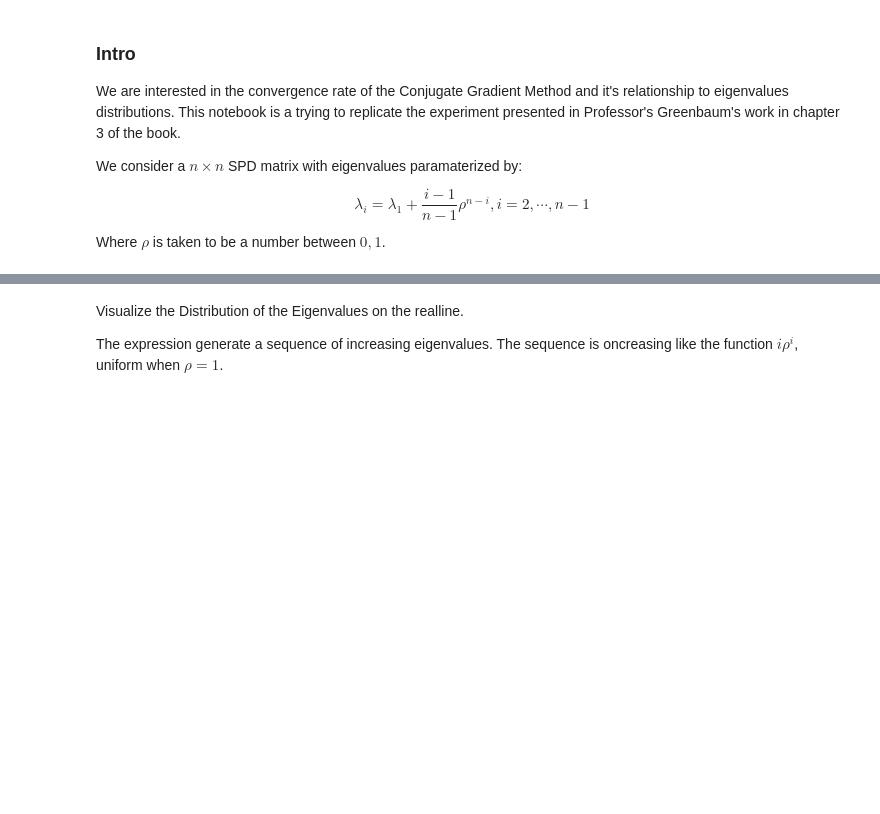
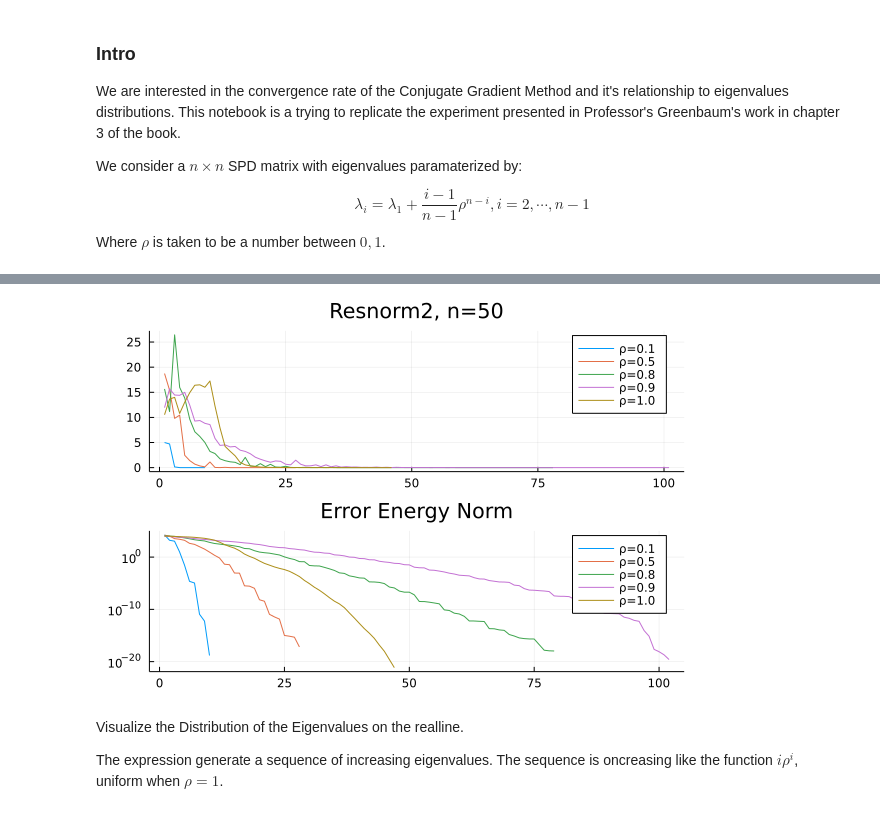
Before and after one commit to iluvjava/Silly_Julia_stuff, a Jupyter notebook: Subspace_Projection_Method/CG_Convergence.ipynb, the cells around one changed output, grey strips where cells are left out. Drawn from its saved outputs; the diff is of its cells as text; code cells hidden in the pictures; blank space fills up the shorter version.

```diff
--- a/Subspace_Projection_Method/CG_Convergence.ipynb
+++ b/Subspace_Projection_Method/CG_Convergence.ipynb
@@ -21,0 +13,3 @@ WARNING: replacing module SubspaceProjectionMethods.
+# %%
+include("CG_Convergence_ScratchPaper.jl")
+# %% [output]
@@ -22,3 +19,4 @@ WARNING: replacing module SubspaceProjectionMethods.
+[figure, added]
 # %% [markdown]
 Visualize the Distribution of the Eigenvalues on the realline.
 
```
Also changed, not shown: parts of 10 cells of this notebook, 8 other files.
